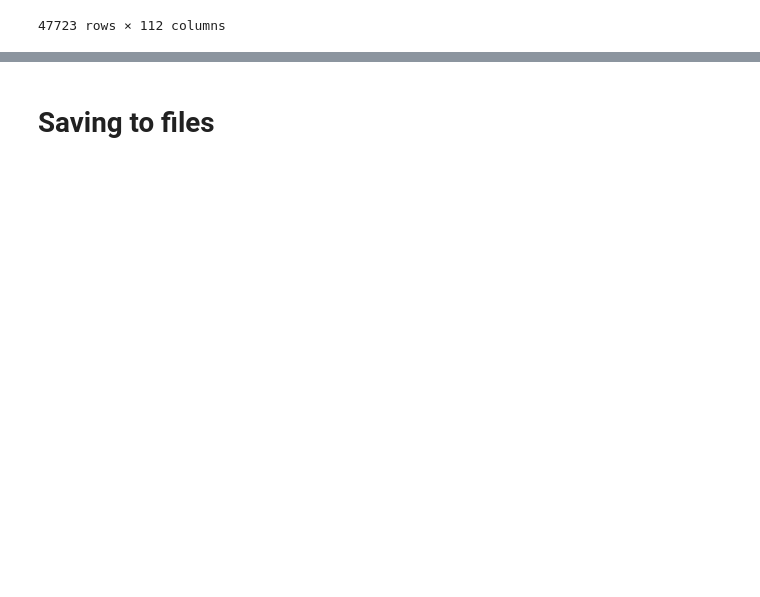
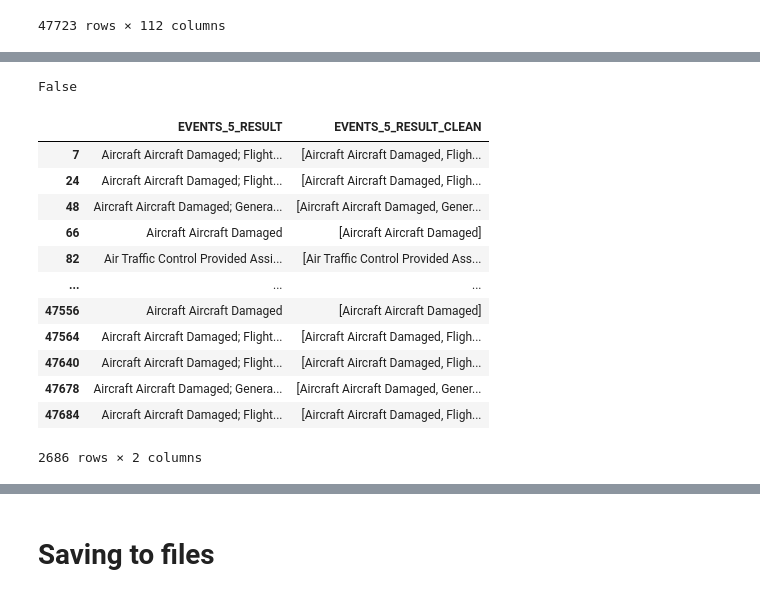
Before and after one commit to SimeonHristov99/AeroGuard, a Jupyter notebook: 01_Scripts/01_Load_data.ipynb, the cells around one changed output, grey strips where cells are left out. Saved outputs shown, nothing was run; the diff lists cells and outputs as text; code cells hidden in the pictures; blank space fills up the shorter version.

```diff
--- a/01_Scripts/01_Load_data.ipynb
+++ b/01_Scripts/01_Load_data.ipynb
@@ -109,0 +205,20 @@ df_train_val_test
+# %%
+'Aircraft Damaged' in df_train_val_test['EVENTS_5_RESULT'][0]
+# %% [output]
+False
+# %%
+df_train_val_test[df_train_val_test['EVENTS_5_RESULT'].str.contains('Aircraft Damaged')][['EVENTS_5_RESULT', 'EVENTS_5_RESULT_CLEAN']]
+# %% [output]
+|  | EVENTS_5_RESULT | EVENTS_5_RESULT_CLEAN |
+| 7 | Aircraft Aircraft Damaged; Flight... | [Aircraft Aircraft Damaged, Fligh... |
+| 24 | Aircraft Aircraft Damaged; Flight... | [Aircraft Aircraft Damaged, Fligh... |
+| 48 | Aircraft Aircraft Damaged; Genera... | [Aircraft Aircraft Damaged, Gener... |
+| 66 | Aircraft Aircraft Damaged | [Aircraft Aircraft Damaged] |
+| 82 | Air Traffic Control Provided Assi... | [Air Traffic Control Provided Ass... |
+| ... | ... | ... |
+| 47556 | Aircraft Aircraft Damaged | [Aircraft Aircraft Damaged] |
+| 47564 | Aircraft Aircraft Damaged; Flight... | [Aircraft Aircraft Damaged, Fligh... |
+| 47640 | Aircraft Aircraft Damaged; Flight... | [Aircraft Aircraft Damaged, Fligh... |
+| 47678 | Aircraft Aircraft Damaged; Genera... | [Aircraft Aircraft Damaged, Gener... |
+| 47684 | Aircraft Aircraft Damaged; Flight... | [Aircraft Aircraft Damaged, Fligh... |
+2686 rows × 2 columns
```
Also changed, not shown: parts of 10 cells of this notebook, 1 other file.
